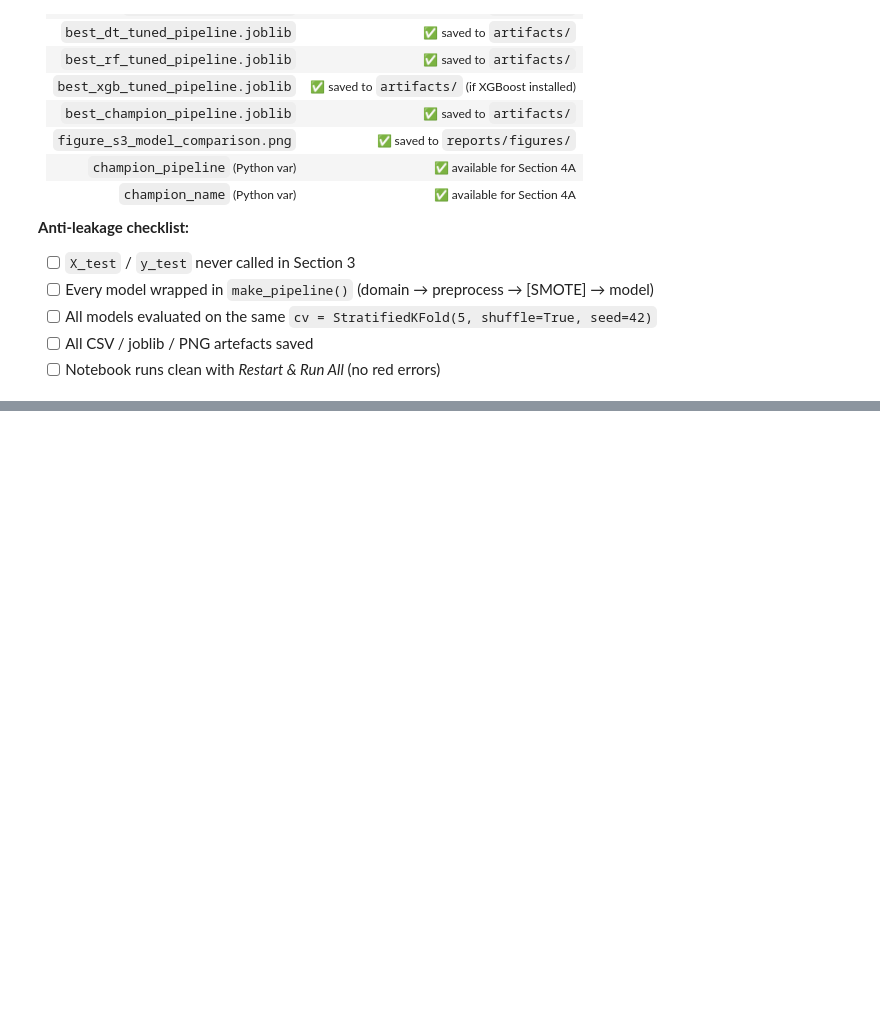
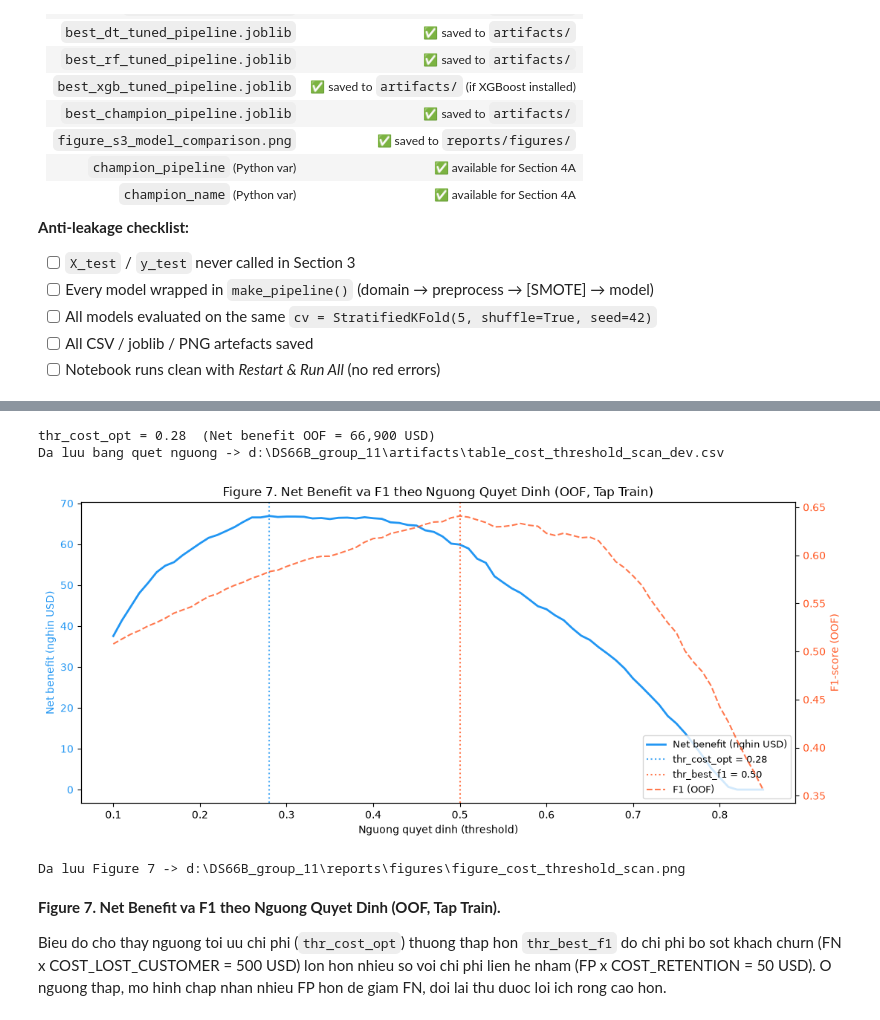
Before and after one commit to nhnminh1409/DS66B_group_11, a Jupyter notebook: master_churn_prediction.ipynb, the cells around one changed output, grey strips where cells are left out. Saved outputs shown, nothing was run; the diff lists cells and outputs as text; code cells hidden in the pictures; blank space fills up the shorter version.

```diff
--- a/master_churn_prediction.ipynb
+++ b/master_churn_prediction.ipynb
@@ -2105,0 +2493,70 @@ KEY REMINDER for Yến (Section 4B — Cost-Sensitive Matrix):
+# %%
+# -- 4B.2: Quet nguong chi phi toi uu tren OOF Train -------------------------
+import numpy as np
+import pandas as pd
+from sklearn.metrics import confusion_matrix
+
+thr_grid_cost = np.arange(0.10, 0.86, 0.01)
+cost_scan_rows = []
+
+for thr in thr_grid_cost:
+    preds = (oof_proba_calib >= thr).astype(int)
+    tn, fp, fn, tp = confusion_matrix(y_train, preds, labels=[0, 1]).ravel()
+    nb_val = net_benefit(tp, fp, fn, tn)
+    contacted = tp + fp
+    cost_scan_rows.append({
+        "threshold": round(float(thr), 2),
+        "tp": int(tp), "fp": int(fp), "fn": int(fn), "tn": int(tn),
+        "contacted": int(contacted),
+        "net_benefit_usd": float(nb_val),
+    })
+
+cost_scan_df = pd.DataFrame(cost_scan_rows).set_index("threshold")
+
+thr_cost_opt = float(cost_scan_df["net_benefit_usd"].idxmax())
+print(f"thr_cost_opt = {thr_cost_opt:.2f}  "
+      f"(Net benefit OOF = {cost_scan_df.loc[thr_cost_opt, 'net_benefit_usd']:,.0f} USD)")
+
+cost_scan_df.to_csv(ARTIFACTS_DIR / "table_cost_threshold_scan_dev.csv")
+print(f"Da luu bang quet nguong -> {ARTIFACTS_DIR / 'table_cost_threshold_scan_dev.csv'}")
+# %% [output]
+thr_cost_opt = 0.28  (Net benefit OOF = 66,900 USD)
+Da luu bang quet nguong -> d:\DS66B_group_11\artifacts\table_cost_threshold_scan_dev.csv
+# %%
+# -- 4B.3: Figure 7 - Net Benefit va F1 theo nguong (OOF) -------------------
+import matplotlib.pyplot as plt
+
+fig, ax1 = plt.subplots(figsize=(11, 5))
+ax2 = ax1.twinx()
+
+ax1.plot(cost_scan_df.index, cost_scan_df["net_benefit_usd"] / 1e3,
+         color="#2196F3", lw=2, label="Net benefit (nghin USD)")
+ax2.plot(thr_table.index, thr_table["f1"],
+         color="#FF5722", lw=1.5, ls="--", alpha=0.8, label="F1 (OOF)")
+
+ax1.axvline(thr_cost_opt, color="#2196F3", ls=":", alpha=0.8,
+            label=f"thr_cost_opt = {thr_cost_opt:.2f}")
+ax1.axvline(thr_best_f1, color="#FF5722", ls=":", alpha=0.8,
+            label=f"thr_best_f1 = {thr_best_f1:.2f}")
+
+ax1.set_xlabel("Nguong quyet dinh (threshold)")
+ax1.set_ylabel("Net benefit (nghin USD)", color="#2196F3")
+ax2.set_ylabel("F1-score (OOF)", color="#FF5722")
+ax1.tick_params(axis='y', labelcolor="#2196F3")
+ax2.tick_params(axis='y', labelcolor="#FF5722")
+
+lines1, labels1 = ax1.get_legend_handles_labels()
+lines2, labels2 = ax2.get_legend_handles_labels()
+ax1.legend(lines1 + lines2, labels1 + labels2, loc="lower right", fontsize=9)
+ax1.set_title("Figure 7. Net Benefit va F1 theo Nguong Quyet Dinh (OOF, Tap Train)")
+fig.tight_layout()
+fig.savefig(FIGURES_DIR / "figure_cost_threshold_scan.png", dpi=150, bbox_inches="tight")
+plt.show()
+print(f"Da luu Figure 7 -> {FIGURES_DIR / 'figure_cost_threshold_scan.png'}")
+# %% [output]
+[figure, added]
+Da luu Figure 7 -> d:\DS66B_group_11\reports\figures\figure_cost_threshold_scan.png
+# %% [markdown]
+**Figure 7. Net Benefit va F1 theo Nguong Quyet Dinh (OOF, Tap Train).**
+
+Bieu do cho thay nguong toi uu chi phi (`thr_cost_opt`) thuong thap hon `thr_best_f1` do chi phi bo sot khach churn (FN x COST_LOST_CUSTOMER = 500 USD) lon hon nhieu so voi chi phi lien he nham (FP x COST_RETENTION = 50 USD). O nguong thap, mo hinh chap nhan nhieu FP hon de giam FN, doi lai thu duoc loi ich rong cao hon.
```
Also changed, not shown: parts of 146 cells of this notebook.
